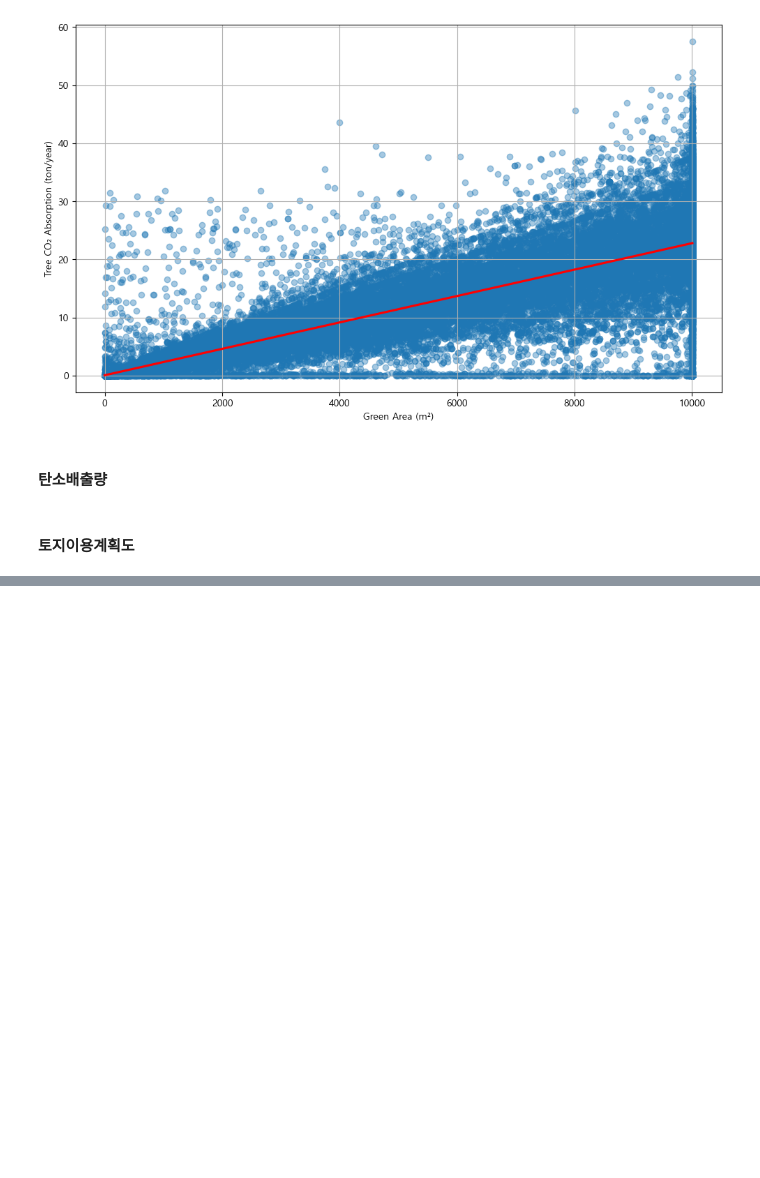
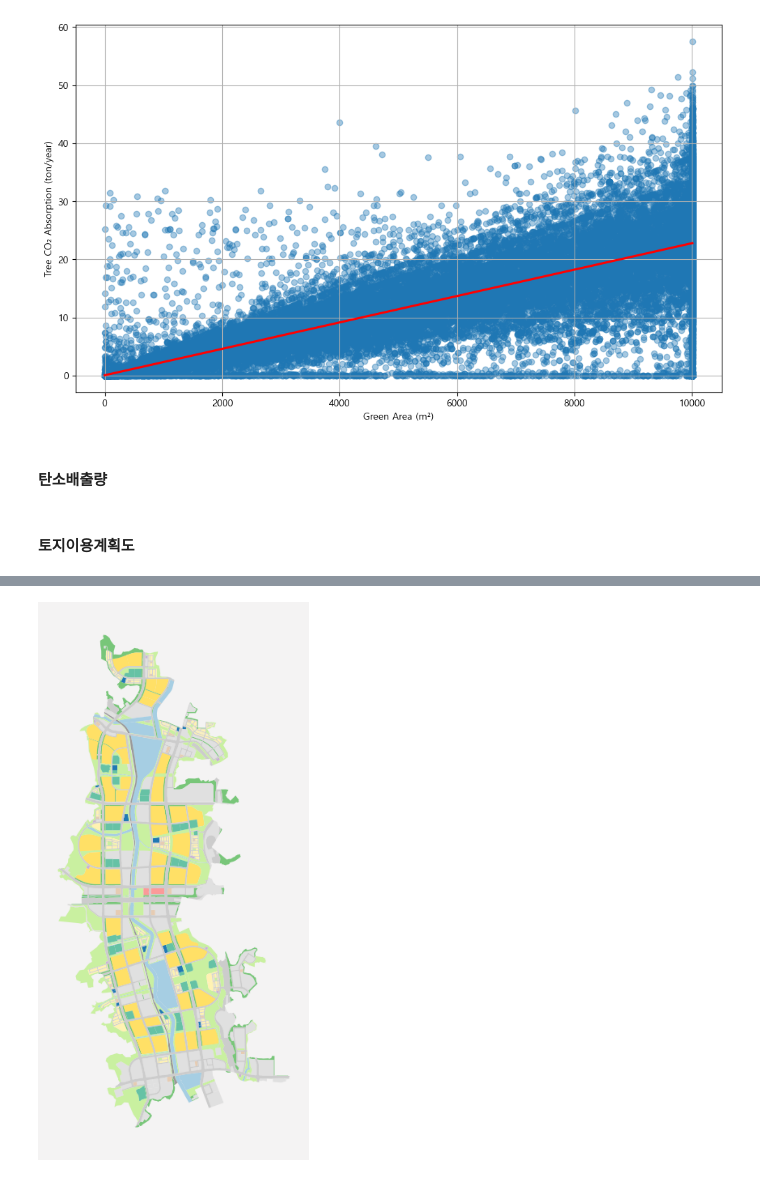
Before and after one commit to DDalaDDula/Forecasting_Carbon_Emissions_in_New_Towns_and_Analyzing_the_Carbon_Reduction_Impact_of_Future_Mobili, a Jupyter notebook: (1)분석대상지.ipynb, the cells around one changed output, grey strips where cells are left out. Saved outputs shown, nothing was run; the diff lists cells and outputs as text; code cells hidden in the pictures; blank space fills up the shorter version.

```diff
--- a/(1)분석대상지.ipynb
+++ b/(1)분석대상지.ipynb
@@ -1262,3 +1287,33 @@ areaplan_target
+# %%
+# 시각화
+# 색상 매핑 (필요에 따라 추가/수정)
+color_dict = {
+    '단독주택': '#fff2b2',
+    '공동주택': '#ffe066',
+    '공원': '#c9f0a0',
+    '녹지': '#78c679',
+    '도로': '#cccccc',
+    '철도시설용지': '#999999',
+    '하천': '#a6cee3',
+    '공공청사': '#1f78b4',
+    '종교시설': '#cab2d6',
+    '업무시설': '#fb9a99',
+    '교육시설': '#66c2a5',
+    '주차장': '#e6ccb3'
+}
+
+
+# 기본값 회색으로 설정
+areaplan_target['color'] = areaplan_target['blockType'].map(color_dict).fillna('#e0e0e0')
+fig, ax = plt.subplots(figsize=(7, 7), facecolor='#f4f3f3')
+ax.set_facecolor('#f4f3f3')
+
+areaplan_target.plot(color=areaplan_target['color'], ax=ax)
+ax.axis('off')
+plt.tight_layout()
+plt.show()
+# %% [output]
+[figure, added]
 # %%
 # 맵 객체 생성 및 데이터 로드
 areaplan_map = KeplerGl(height=1000, width=1500)
```
Also changed, not shown: parts of 5 cells of this notebook, 1 other file.
